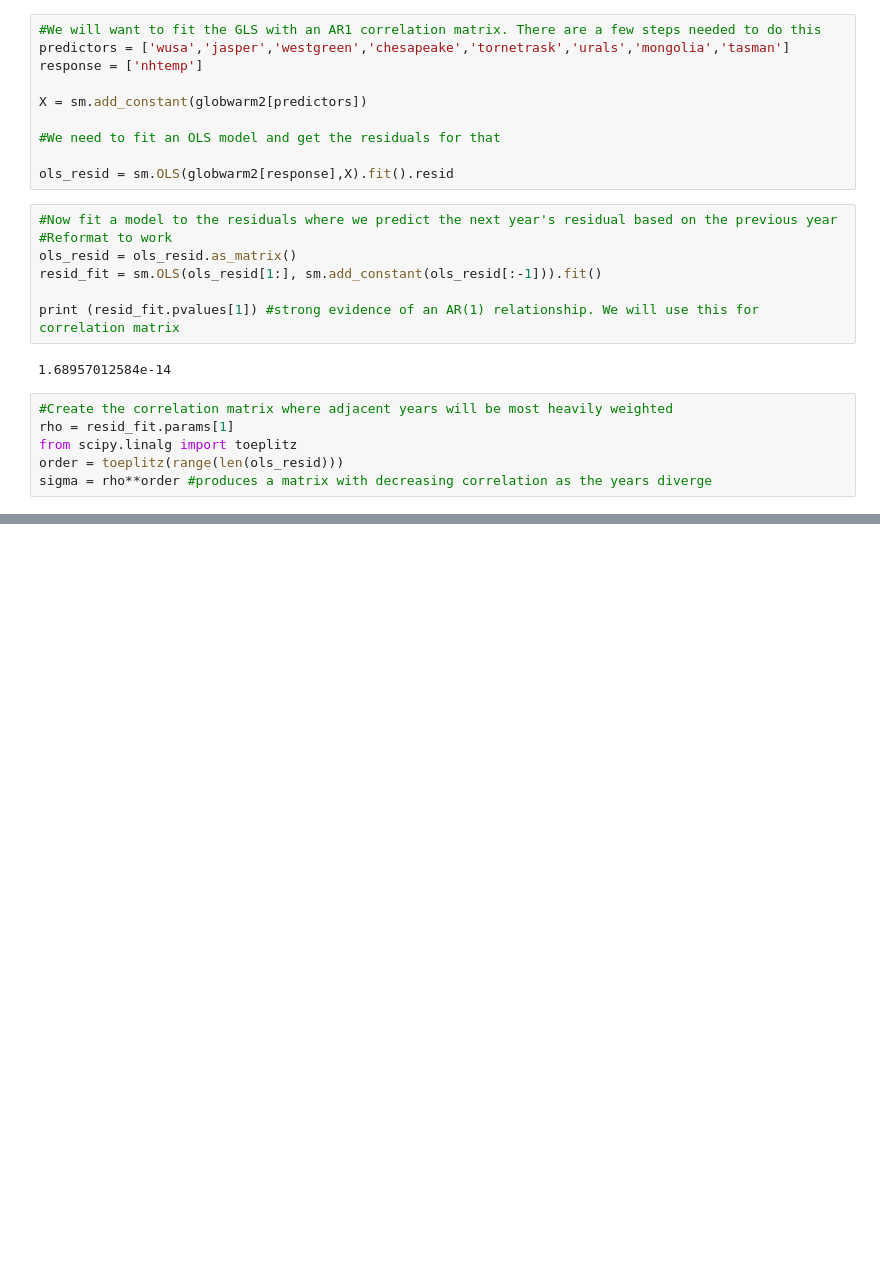
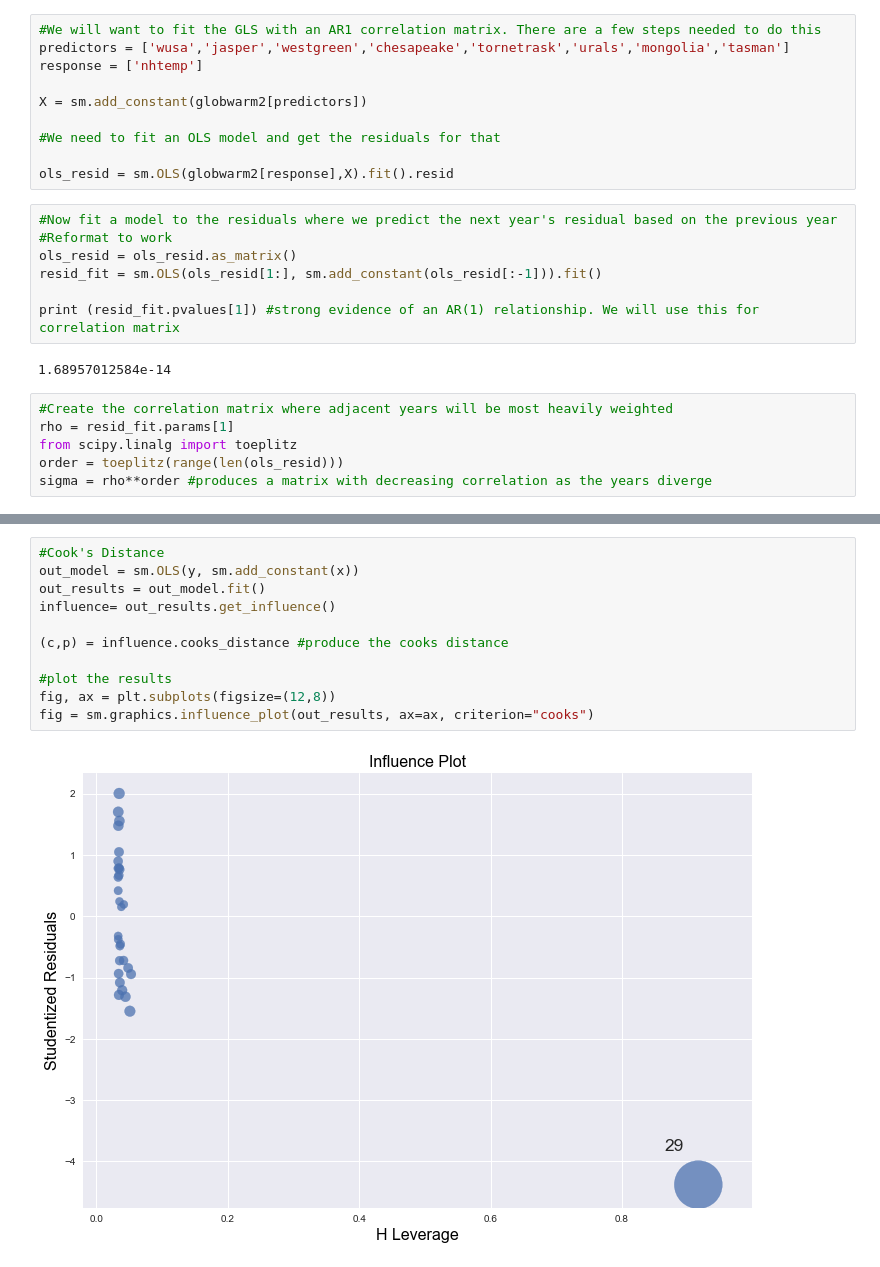
Before and after one commit to cshartrand/ISYE7401-RCode-To-Python, a Jupyter notebook: ISyE7401_PythonNotes.ipynb, the cells around one changed output, grey strips where cells are left out. Saved outputs shown, nothing was run; the diff lists cells and outputs as text; blank space fills up the shorter version.

```diff
--- a/ISyE7401_PythonNotes.ipynb
+++ b/ISyE7401_PythonNotes.ipynb
@@ -285,0 +311,13 @@ Warnings:
+# %%
+#Cook's Distance
+out_model = sm.OLS(y, sm.add_constant(x))
+out_results = out_model.fit()
+influence= out_results.get_influence()
+
+(c,p) = influence.cooks_distance #produce the cooks distance
+
+#plot the results
+fig, ax = plt.subplots(figsize=(12,8))
+fig = sm.graphics.influence_plot(out_results, ax=ax, criterion="cooks")
+# %% [output]
+[figure, added]
```
Also changed, not shown: parts of 11 cells of this notebook.
